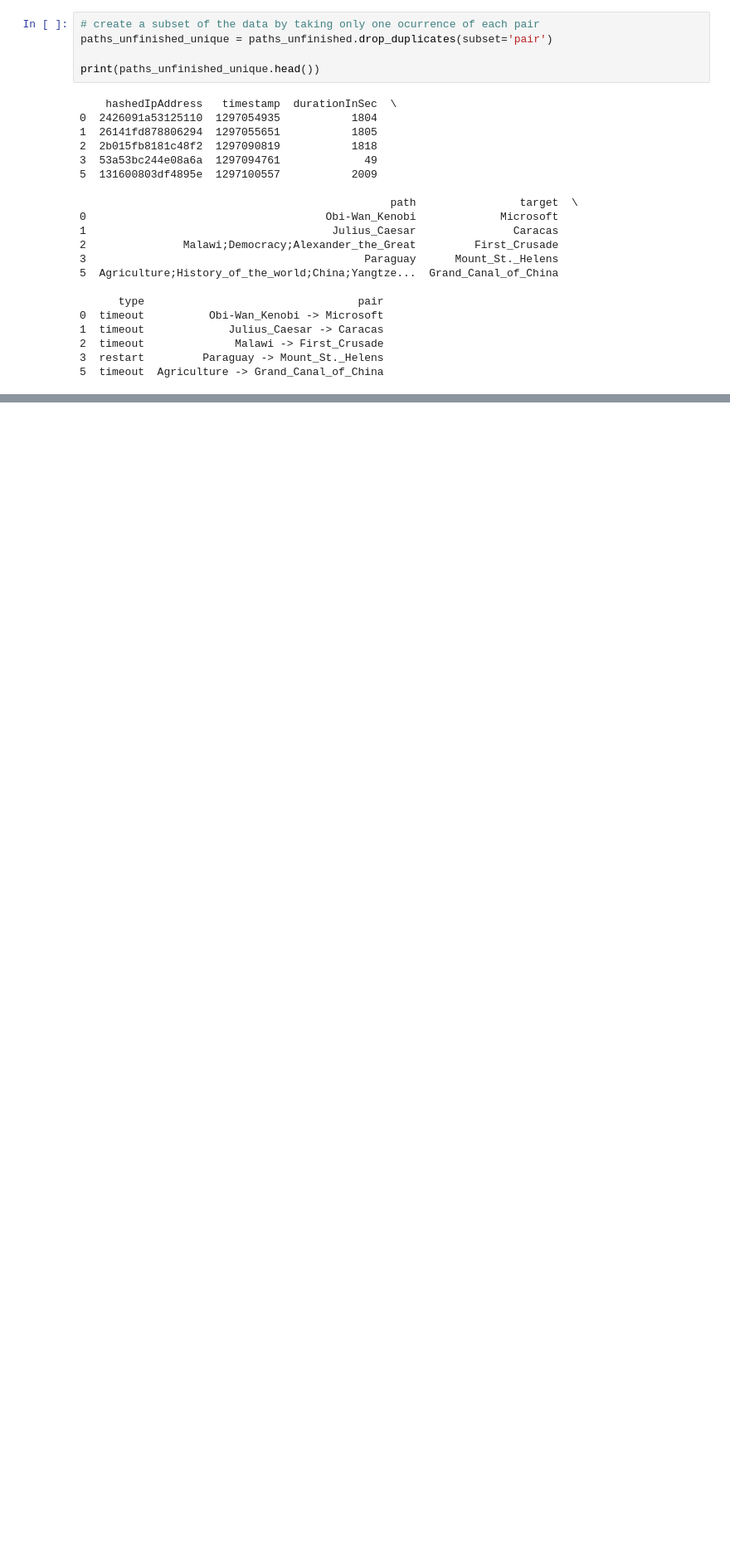
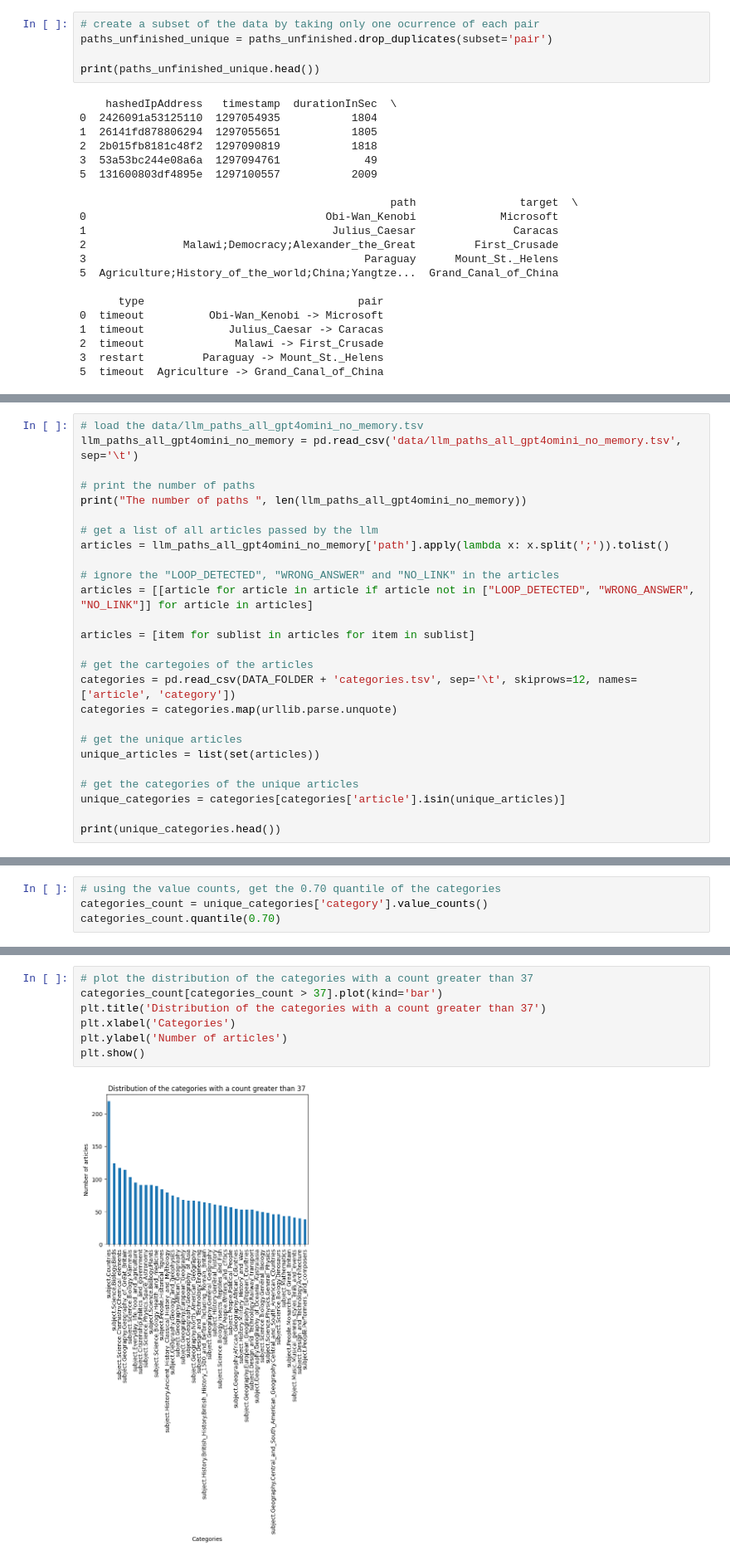
Before and after one commit to epfl-ada/ada-2024-project-adaspeedia, a Jupyter notebook: questions.ipynb, the cells around one changed output, grey strips where cells are left out. Shown: that part at 83% size. Cells and saved outputs as stored; diff of their text form; blank space fills up the shorter version.

```diff
--- a/questions.ipynb
+++ b/questions.ipynb
@@ -204,0 +247,26 @@ paths_unfinished_unique_filtered.to_csv('data/paths_unfinished_unique_filtered.t
+# %%
+# load the data/llm_paths_all_gpt4omini_no_memory.tsv
+llm_paths_all_gpt4omini_no_memory = pd.read_csv('data/llm_paths_all_gpt4omini_no_memory.tsv', sep='\t')
+
+# print the number of paths
+print("The number of paths ", len(llm_paths_all_gpt4omini_no_memory))
+
+# get a list of all articles passed by the llm
+articles = llm_paths_all_gpt4omini_no_memory['path'].apply(lambda x: x.split(';')).tolist()
+
+# ignore the "LOOP_DETECTED", "WRONG_ANSWER" and "NO_LINK" in the articles
+articles = [[article for article in article if article not in ["LOOP_DETECTED", "WRONG_ANSWER", "NO_LINK"]] for article in articles]
+
+articles = [item for sublist in articles for item in sublist]
+
+# get the cartegoies of the articles
+categories = pd.read_csv(DATA_FOLDER + 'categories.tsv', sep='\t', skiprows=12, names=['article', 'category'])
+categories = categories.map(urllib.parse.unquote)
+
+# get the unique articles
+unique_articles = list(set(articles))
+
+# get the categories of the unique articles
+unique_categories = categories[categories['article'].isin(unique_articles)]
+
+print(unique_categories.head())
@@ -204,0 +281,4 @@ paths_unfinished_unique_filtered.to_csv('data/paths_unfinished_unique_filtered.t
+# %%
+# using the value counts, get the 0.70 quantile of the categories
+categories_count = unique_categories['category'].value_counts()
+categories_count.quantile(0.70)
@@ -204,0 +287,9 @@ paths_unfinished_unique_filtered.to_csv('data/paths_unfinished_unique_filtered.t
+# %%
+# plot the distribution of the categories with a count greater than 37
+categories_count[categories_count > 37].plot(kind='bar')
+plt.title('Distribution of the categories with a count greater than 37')
+plt.xlabel('Categories')
+plt.ylabel('Number of articles')
+plt.show()
+# %% [output]
+[figure, added]
```
Also changed, not shown: parts of 17 cells of this notebook.
